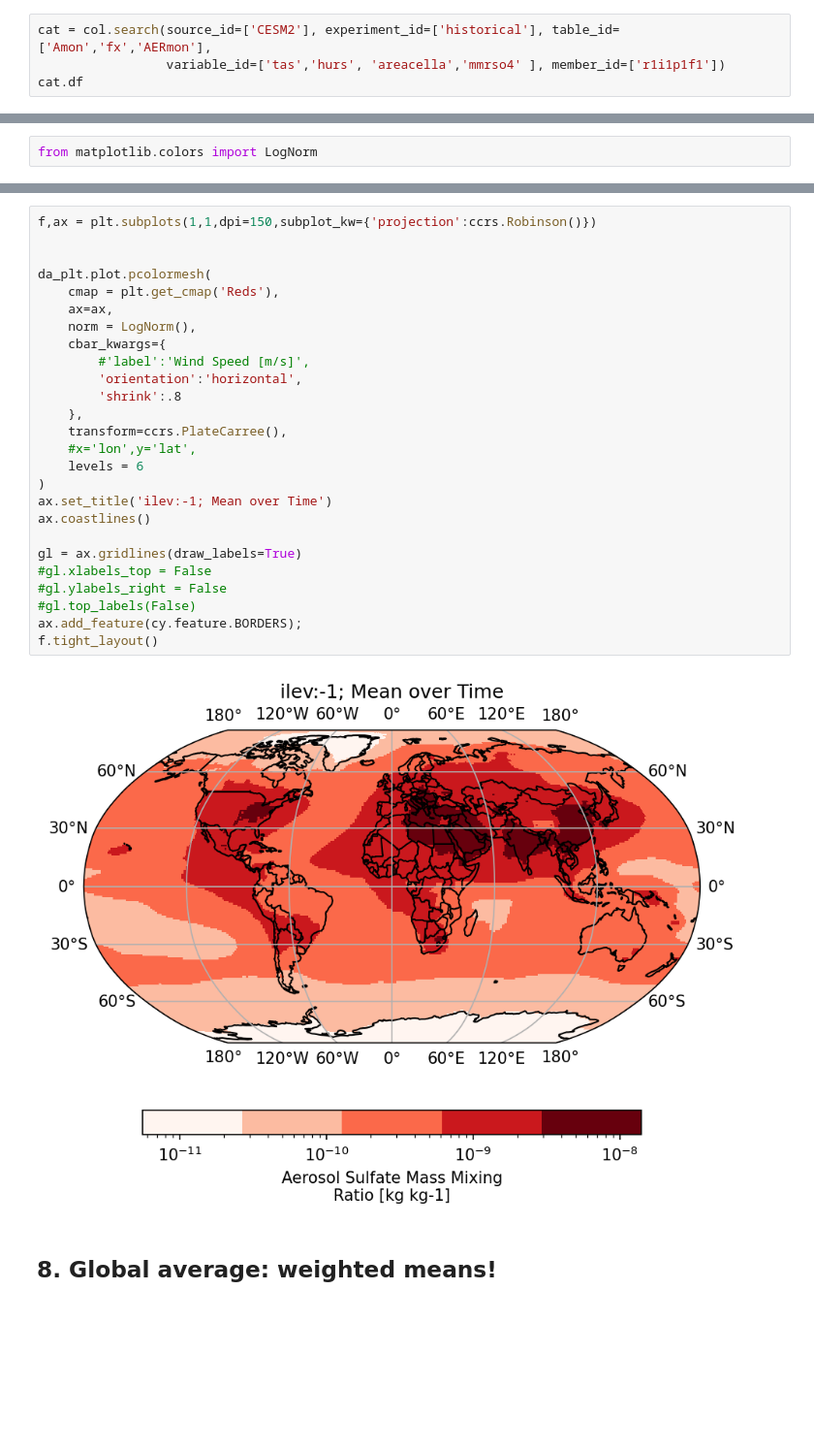
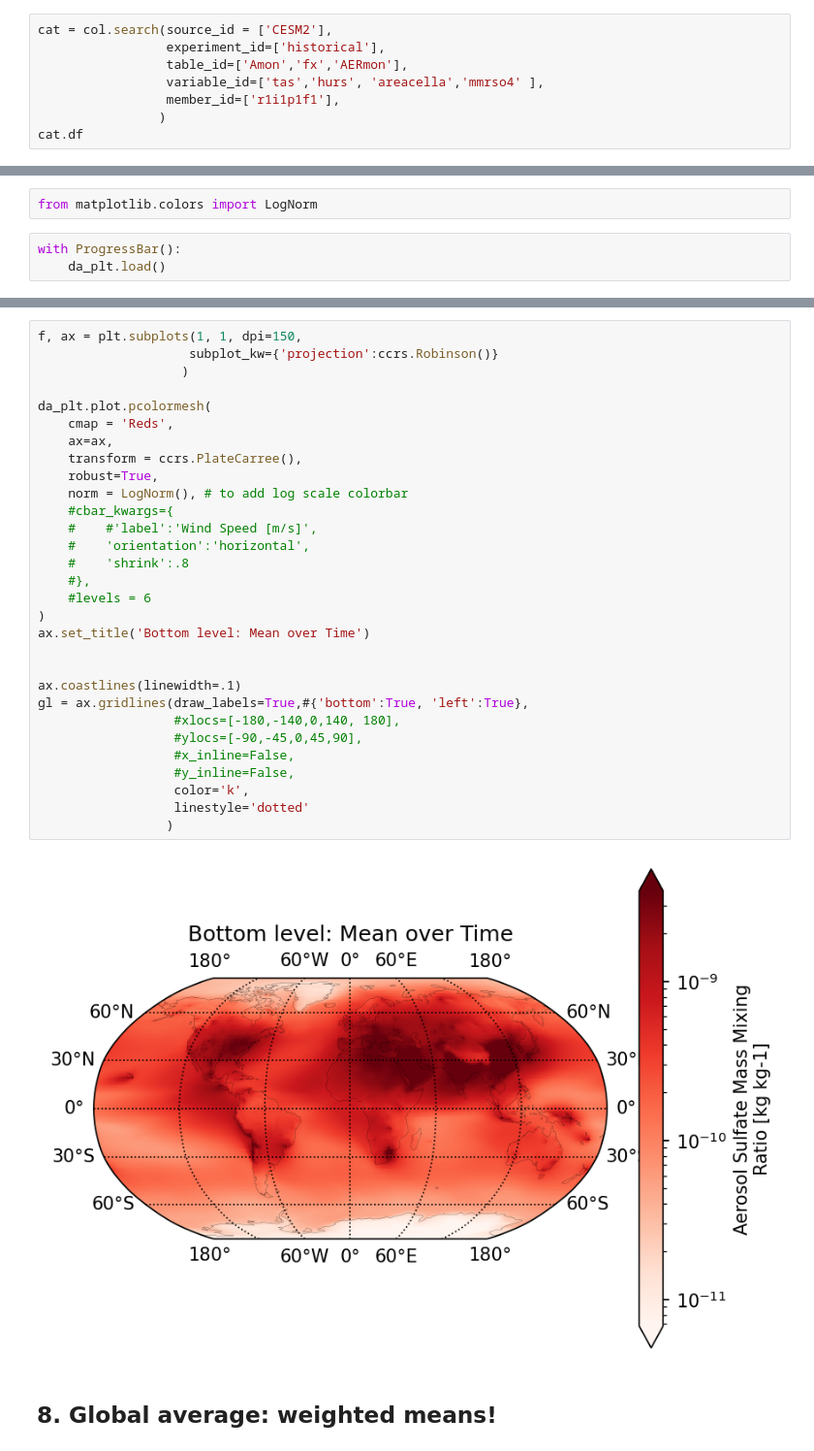
Before and after one commit to MetOs-UiO/eScience2024, a Jupyter notebook: docs/learning/notebooks/some-xarray-pandas-presentation_Sara.ipynb, the cells around one changed output, grey strips where cells are left out. Shown at 97% size. Cells and saved outputs as stored; diff of their text form; blank space fills up the shorter version.

```diff
--- a/docs/learning/notebooks/some-xarray-pandas-presentation_Sara.ipynb
+++ b/docs/learning/notebooks/some-xarray-pandas-presentation_Sara.ipynb
@@ -78,8 +77,12 @@ Please check [here](https://pangeo-data.github.io/escience-2022/pangeo101/data_d
 
 Particularly useful is maybe the variable search which you find here: https://clipc-services.ceda.ac.uk/dreq/mipVars.html
 # %%
-cat = col.search(source_id=['CESM2'], experiment_id=['historical'], table_id=['Amon','fx','AERmon'],
-                 variable_id=['tas','hurs', 'areacella','mmrso4' ], member_id=['r1i1p1f1'])
+cat = col.search(source_id = ['CESM2'],
+                 experiment_id=['historical'],
+                 table_id=['Amon','fx','AERmon'],
+                 variable_id=['tas','hurs', 'areacella','mmrso4' ],
+                 member_id=['r1i1p1f1'],
+                )
 cat.df
 # %% [output]
 |  | variable_id | table_id | source_id | experiment_id | member_id | grid_label | time_range | activity_id | ... |
@@ -654,3 +627,6 @@ variable_id :
 mmrso4
 # %%
 from matplotlib.colors import LogNorm
+# %%
+with ProgressBar():
+    da_plt.load()
@@ -657,31 +660,35 @@ from matplotlib.colors import LogNorm
 # %%
-f,ax = plt.subplots(1,1,dpi=150,subplot_kw={'projection':ccrs.Robinson()})
+f, ax = plt.subplots(1, 1, dpi=150,
+                    subplot_kw={'projection':ccrs.Robinson()}
+                   )
+
+da_plt.plot.pcolormesh(
+    cmap = 'Reds',
+    ax=ax,
+    transform = ccrs.PlateCarree(),
+    robust=True,
+    norm = LogNorm(), # to add log scale colorbar
+    #cbar_kwargs={
+    #    #'label':'Wind Speed [m/s]',
+    #    'orientation':'horizontal',
+    #    'shrink':.8
+    #},
+    #levels = 6
+)
+ax.set_title('Bottom level: Mean over Time')
 
 
-da_plt.plot.pcolormesh(
-    cmap = plt.get_cmap('Reds'),
-    ax=ax,
-    norm = LogNorm(),
-    cbar_kwargs={
-        #'label':'Wind Speed [m/s]',
-        'orientation':'horizontal',
-        'shrink':.8
-    },
-    transform=ccrs.PlateCarree(),
-    #x='lon',y='lat',
-    levels = 6
-)
-ax.set_title('ilev:-1; Mean over Time')
-ax.coastlines()
-
-gl = ax.gridlines(draw_labels=True)
-#gl.xlabels_top = False
-#gl.ylabels_right = False
-#gl.top_labels(False)
-ax.add_feature(cy.feature.BORDERS);
-f.tight_layout()
+ax.coastlines(linewidth=.1)
+gl = ax.gridlines(draw_labels=True,#{'bottom':True, 'left':True},
+                  #xlocs=[-180,-140,0,140, 180],
+                  #ylocs=[-90,-45,0,45,90],
+                  #x_inline=False,
+                  #y_inline=False,
+                  color='k',
+                  linestyle='dotted'
+                 )
 # %% [output]
-[figure, old version]
+[figure, new version]
 # %% [markdown]
 ## 8. Global average: weighted means!
 # %%
```
Also changed, not shown: parts of 62 cells of this notebook.
